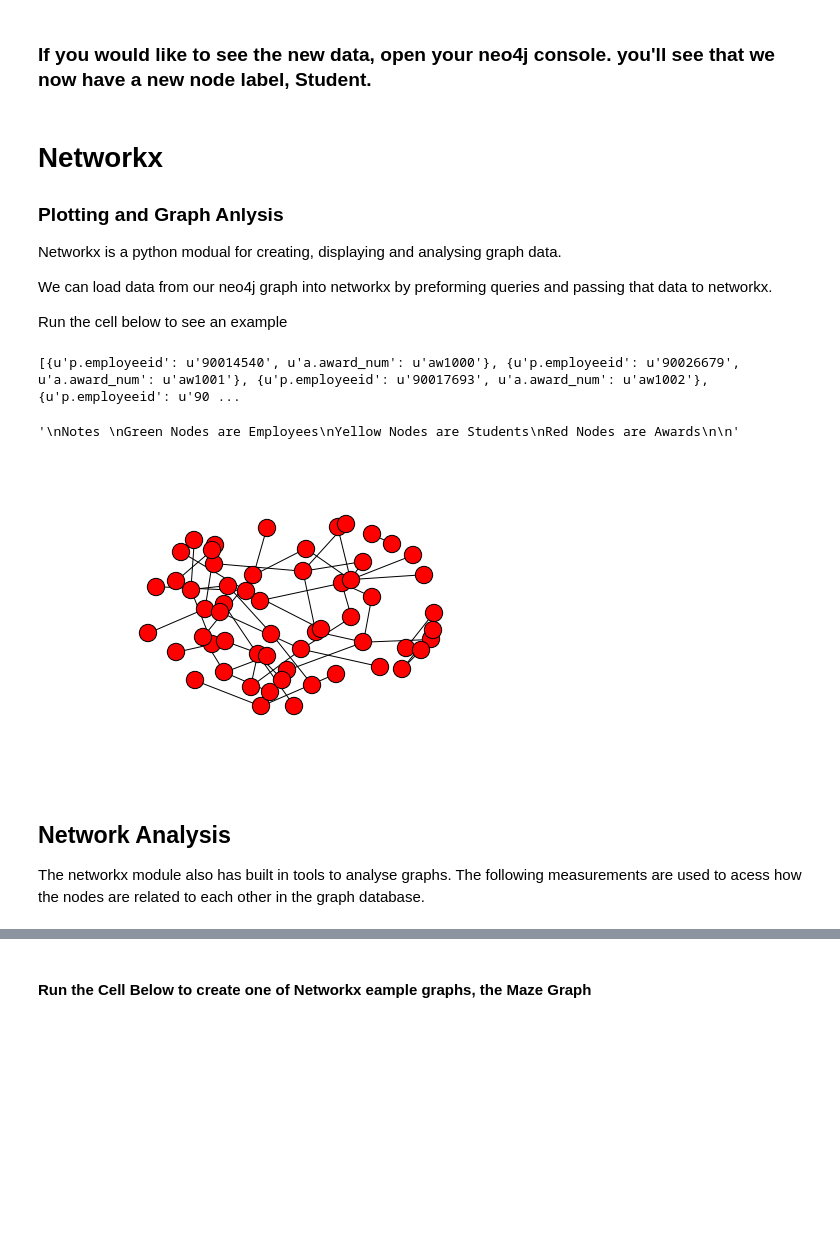
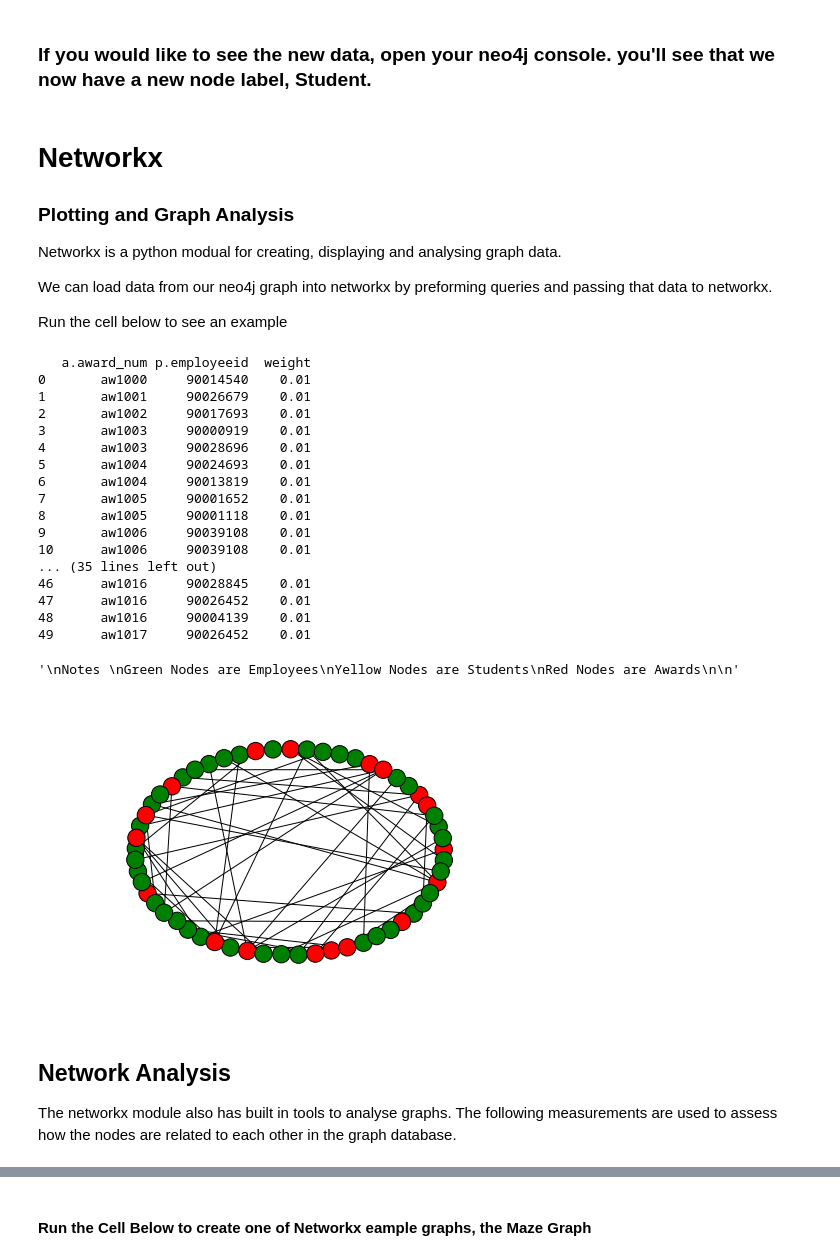
Before and after one commit to American-Institutes-for-Research/dsaa-cssip-big-data-workbooks, a Jupyter notebook: 06. Networks/networks with neo4j.ipynb, the cells around one changed output, grey strips where cells are left out. Saved outputs shown, nothing was run; the diff lists cells and outputs as text; code cells hidden in the pictures; blank space fills up the shorter version.

```diff
--- a/06. Networks/networks with neo4j.ipynb
+++ b/06. Networks/networks with neo4j.ipynb
@@ -333,7 +338,7 @@ graph_db.data( cypher_string )
 ### If you would like to see the new data, open your neo4j console. you'll see that we now have a new node label, Student.
 # %% [markdown]
 # Networkx
-### Plotting and Graph Anlysis
+### Plotting and Graph Analysis
 
 Networkx is a python modual for creating, displaying and analysing graph data.
 
@@ -364,61 +348,70 @@ Run the cell below to see an example
 # %%
-#Imports that should really be at the top of the notebook
-#import networkx
-# Allows plots to be showed inline
-#import matplotlib
-#%matplotlib inline
-
 # Preform a cypher query to get 50 instances where a person worked on an award
-# Note, I am using %cypher here beasue that dataframe formate is easier for networkx to convert
-#results = %cypher http://neo4j:upintheA1R!!@localhost:7474/db/data MATCH d = (p) -[r]-> (a:Award) RETURN d LIMIT 50
 results = graph_db.data("MATCH (p) -[r]-> (a:Award) RETURN p.employeeid, a.award_num LIMIT 50")
 
 # Convert The results to a dataframe
 results_df =pandas.DataFrame(results)
 
 # This will make  the connections between the nodes easier to see
 results_df['weight'] = .01
 
 # Uncomment this next line if you would like to see what the data looks like
-#print(pandas.DataFrame(results_df))
+print(pandas.DataFrame(results_df))
 
 # Convert to graph object
-#graph = results.get_graph()
 graph = networkx.from_pandas_dataframe(results_df, 'p.employeeid', 'a.award_num', ['weight'])
 
 
-# Create a Color Map so the Graph will be colored
-# color_map =[]
-# for node in graph.nodes(data =True):
-#     print node
-    # I'm going to cheat a little to create colors
-    # if the a node id is 6 or less charters long, i know its a
-    # award
-#     this_labels = node[1]['labels']
-#     if 'Employee' in this_labels:
-#         color_map.append('green')
-#     elif 'Student' in this_labels:
-#         color_map.append('yellow')
-#     elif 'Award' in this_labels:
-#         color_map.append('red')
+# The following code is used to keep track of employees vs. award numbers,
+# and then to assign colors to nodes of each type in the graph
+emps = {}
+awards = {}
+color_vals = []
 
-# # Draw the graph
-# networkx.draw(graph, node_color = color_map)
-networkx.draw(graph)
+for pair in results:
+    emps[pair["p.employeeid"]] = 1
+    awards[pair["a.award_num"]] = 1
+
+
+for node in graph.nodes(data =True):
+    if node[0] in emps:
+        color_vals.append ('g')  # green
+    else:
+        color_vals.append ('r')  # red
+
+
+# Draw the graph
+networkx.draw(graph, node_color = color_vals)
 
 """
 Notes
 Green Nodes are Employees
 Yellow Nodes are Students
 Red Nodes are Awards
 
 """
 # %% [output]
-[{u'p.employeeid': u'90014540', u'a.award_num': u'aw1000'}, {u'p.employeeid': u'90026679', u'a.award_num': u'aw1001'}, {u'p.employeeid': u'90017693', u'a.award_num': u'aw1002'}, {u'p.employeeid': u'90 ...
+   a.award_num p.employeeid  weight
+0       aw1000     90014540    0.01
+1       aw1001     90026679    0.01
+2       aw1002     90017693    0.01
+3       aw1003     90000919    0.01
+4       aw1003     90028696    0.01
+5       aw1004     90024693    0.01
+6       aw1004     90013819    0.01
+7       aw1005     90001652    0.01
+8       aw1005     90001118    0.01
+9       aw1006     90039108    0.01
+10      aw1006     90039108    0.01
+... (35 lines left out)
+46      aw1016     90028845    0.01
+47      aw1016     90026452    0.01
+48      aw1016     90004139    0.01
+49      aw1017     90026452    0.01
 '\nNotes \nGreen Nodes are Employees\nYellow Nodes are Students\nRed Nodes are Awards\n\n'
-[figure, old version]
+[figure, new version]
 # %% [markdown]
 ## Network Analysis
-The networkx module also has built in tools to analyse graphs. The following measurements are used to acess how the nodes are related to each other in the graph database.
+The networkx module also has built in tools to analyse graphs. The following measurements are used to assess how the nodes are related to each other in the graph database.
 # %% [markdown]
 ### Network Measurments
```
Also changed, not shown: parts of 19 cells of this notebook, 7 other files.
